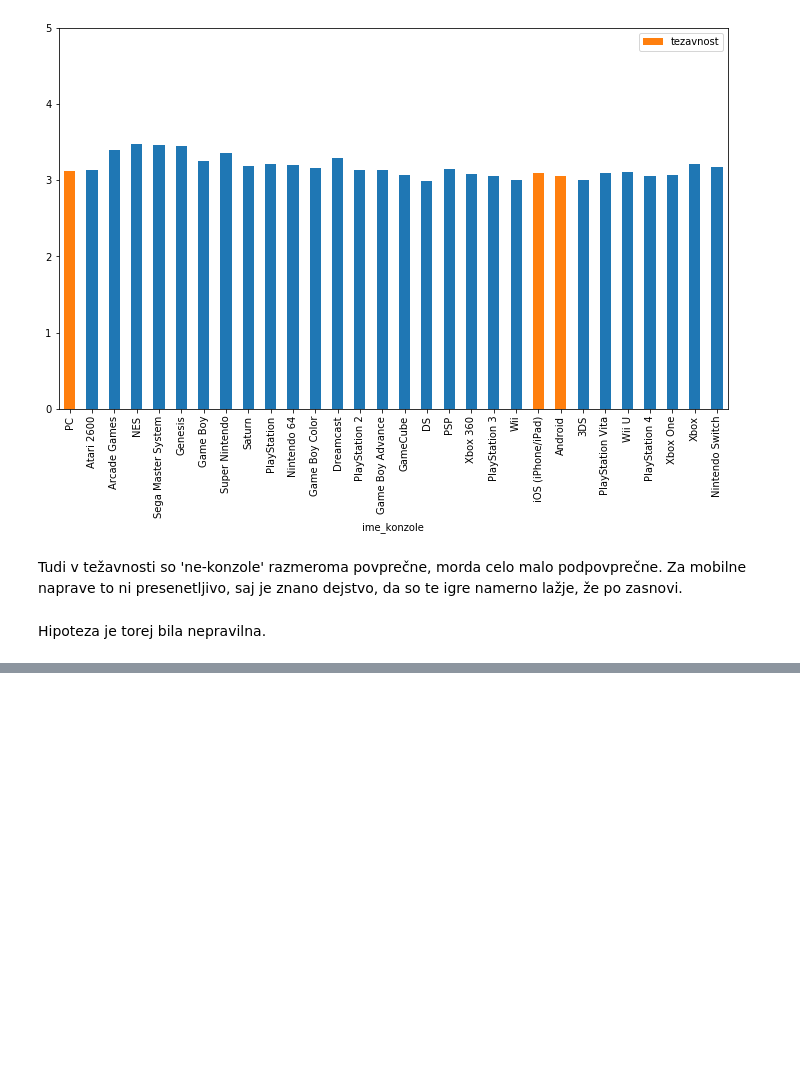
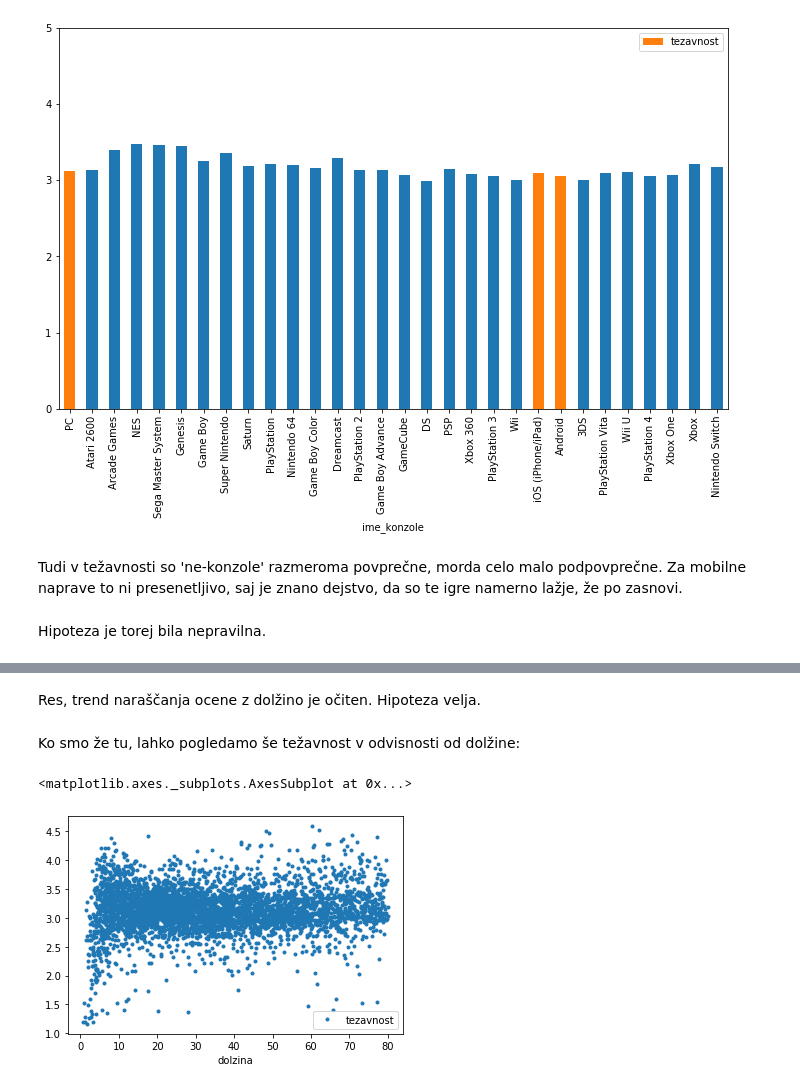
Before and after one commit to TGlinsek/Primerjava-znanih-videoiger, a Jupyter notebook: analiza_podatkov/analiza_iger.ipynb, the cells around one changed output, grey strips where cells are left out. Saved outputs shown, nothing was run; the diff lists cells and outputs as text; code cells hidden in the pictures; blank space fills up the shorter version.

Commit message:
Peta (zadnja) hipoteza

```diff
--- a/analiza_podatkov/analiza_iger.ipynb
+++ b/analiza_podatkov/analiza_iger.ipynb
@@ -405,0 +493,9 @@ Hipoteza je torej bila nepravilna.
+# %% [markdown]
+Res, trend naraščanja ocene z dolžino je očiten. Hipoteza velja.
+# %% [markdown]
+Ko smo že tu, lahko pogledamo še težavnost v odvisnosti od dolžine:
+# %%
+dolžine.plot(style='.', y='tezavnost')
+# %% [output]
+<matplotlib.axes._subplots.AxesSubplot at 0x...>
+[figure, added]
```
Also changed, not shown: parts of 34 cells of this notebook.
